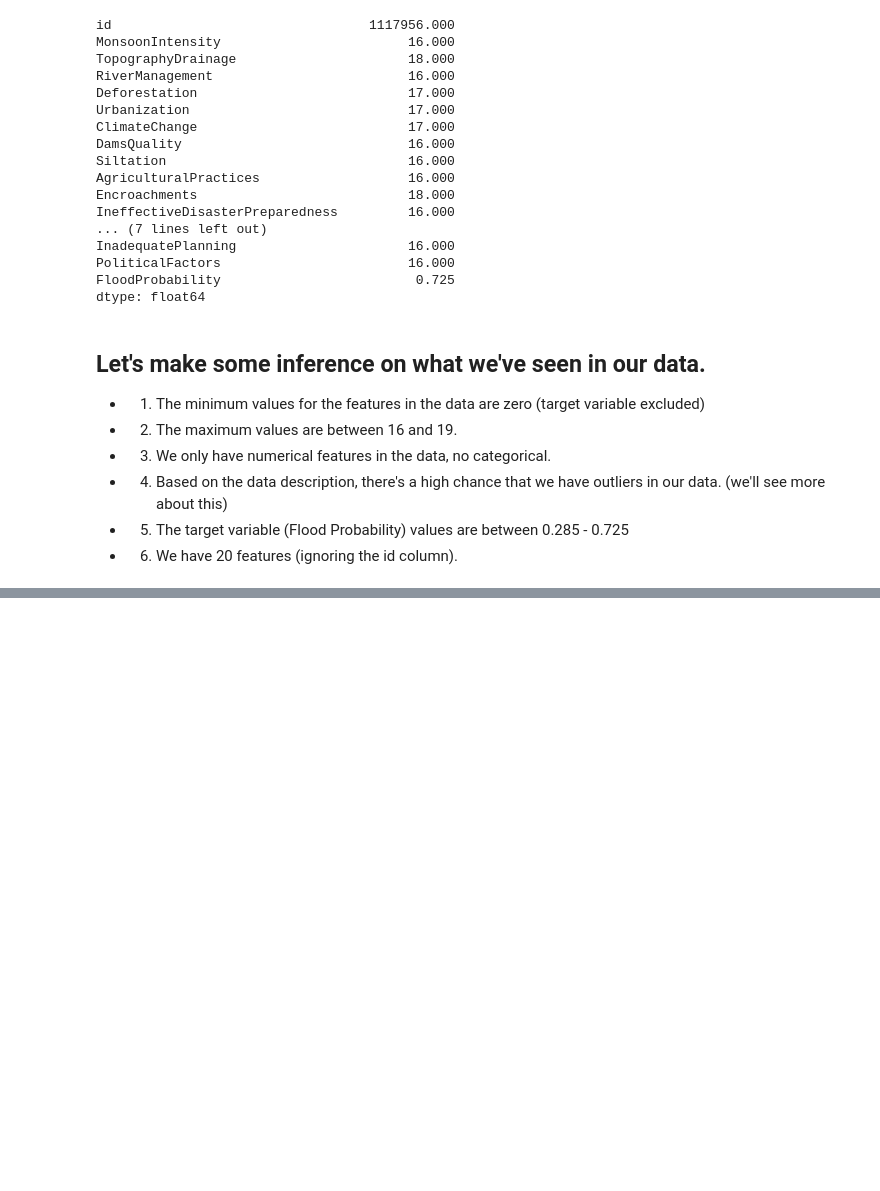
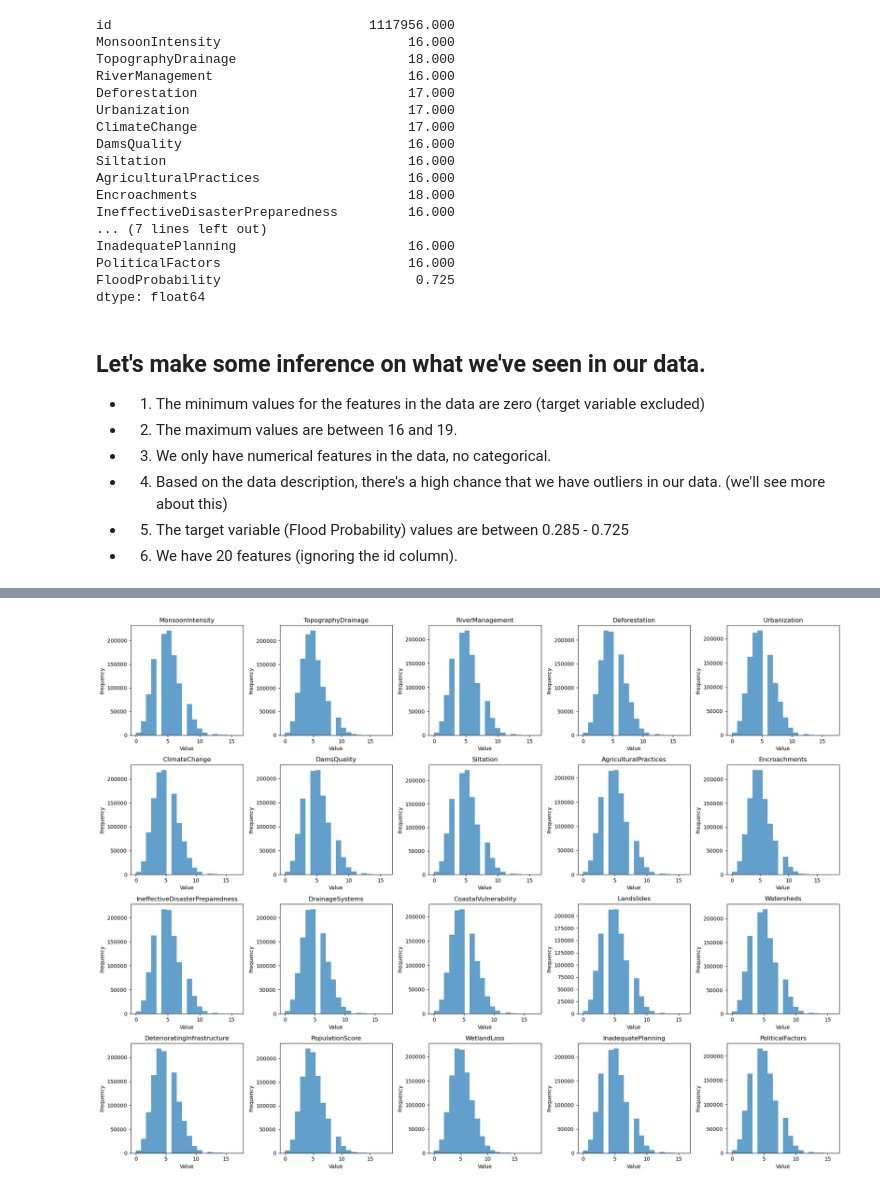
Before and after one commit to timothyafolami/Flood-Prediction, a Jupyter notebook: Data_analysis.ipynb, the cells around one changed output, grey strips where cells are left out. Drawn from its saved outputs; the diff is of its cells as text; code cells hidden in the pictures; blank space fills up the shorter version.

```diff
--- a/Data_analysis.ipynb
+++ b/Data_analysis.ipynb
@@ -329,0 +371,4 @@ dtype: float64
+# %%
+# Selecting the needed features
+features = train.columns[1:-1]
+features
@@ -329,0 +384,26 @@ dtype: float64
+# %%
+# Calculate the number of rows and columns for the subplots
+num_features = len(features)
+num_rows = 4  # You can adjust this based on your preference
+num_cols = num_features // num_rows
+
+# Create subplots
+fig, axes = plt.subplots(num_rows, num_cols, figsize=(20, 15))
+
+# Flatten the axes if needed
+if num_features > 1:
+    axes = axes.flatten()
+
+# Plot histograms for each feature
+for i, feature in enumerate(features):
+    ax = axes[i]
+    ax.hist(train[feature], bins=20, alpha=0.7)
+    ax.set_title(feature)
+    ax.set_xlabel('Value')
+    ax.set_ylabel('Frequency')
+
+# Adjust layout
+plt.tight_layout()
+plt.show()
+# %% [output]
+[figure, added]
```
Also changed, not shown: parts of 22 cells of this notebook.
